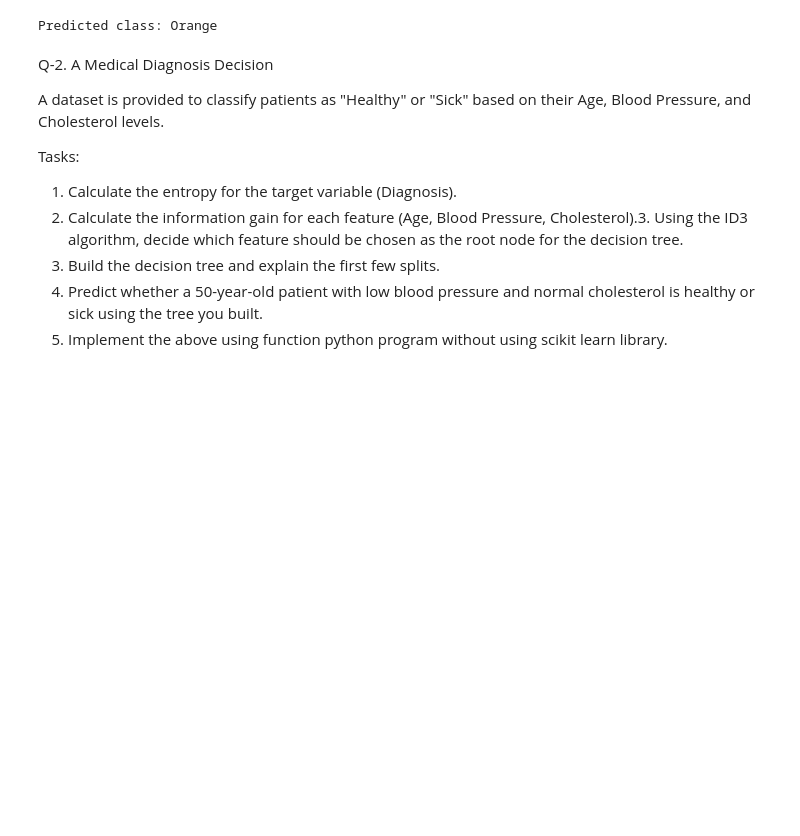
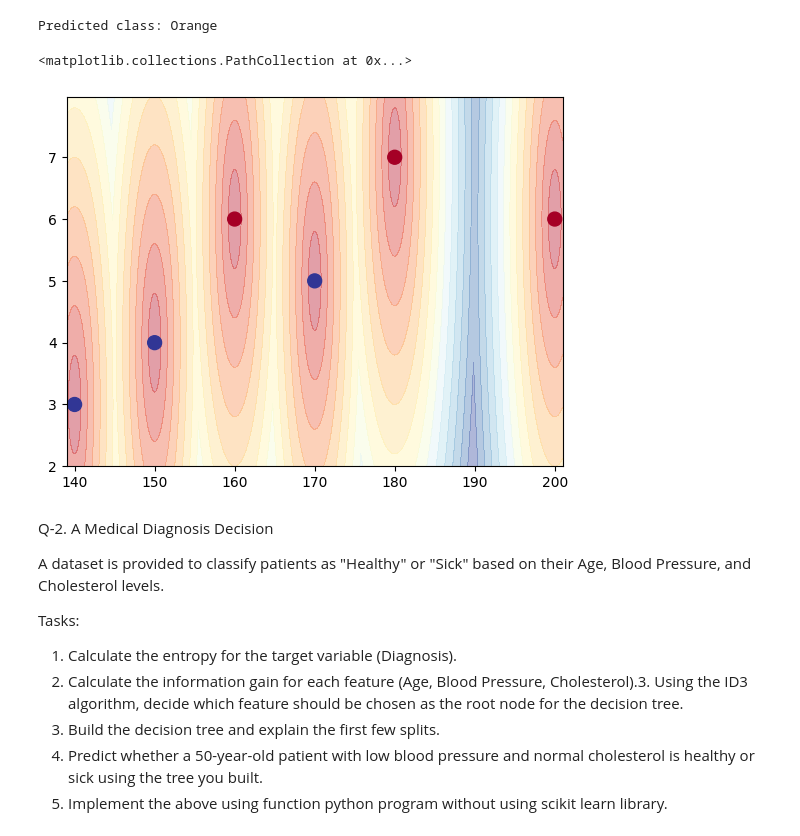
Before and after one commit to rukna40/ML_Lab, a Jupyter notebook: Lab8/Lab8.ipynb, the cells around one changed output. Cells and saved outputs as stored; diff of their text form; code cells hidden in the pictures; blank space fills up the shorter version.

Commit message:
visual

```diff
--- a/Lab8/Lab8.ipynb
+++ b/Lab8/Lab8.ipynb
@@ -125,6 +129,24 @@ prediction = neigh.predict(sample)
 print(f'Predicted class: {prediction[0]}')
 # %% [output]
 Predicted class: Orange
+# %%
+x1_min, x1_max = x[:, 0].min() - 1, x[:, 0].max() + 1
+x2_min, x2_max = x[:, 1].min() - 1, x[:, 1].max() + 1
+xx1, xx2 = np.meshgrid(np.arange(x1_min, x1_max, 0.02), np.arange(x2_min, x2_max, 0.02))
+
+distances = np.zeros(xx1.shape)
+for i in range(xx1.shape[0]):
+    for j in range(xx1.shape[1]):
+        point = [xx1[i, j], xx2[i, j]]
+        dists =[euclidean(point, p) for p in x]
+        distances[i, j] = np.min(dists)
+
+plt.contourf(xx1, xx2, distances, levels=15, alpha=0.4, cmap=plt.cm.RdYlBu)
+y_col=(y!=y[0]).astype(int)
+plt.scatter(x[:, 0], x[:, 1], c=y_col, cmap=plt.cm.RdYlBu, s=100)
+# %% [output]
+<matplotlib.collections.PathCollection at 0x...>
+[figure, added]
 # %% [markdown]
 Q-2. A Medical Diagnosis Decision
 
```
Also changed, not shown: parts of 3 cells of this notebook, 1 other file.
